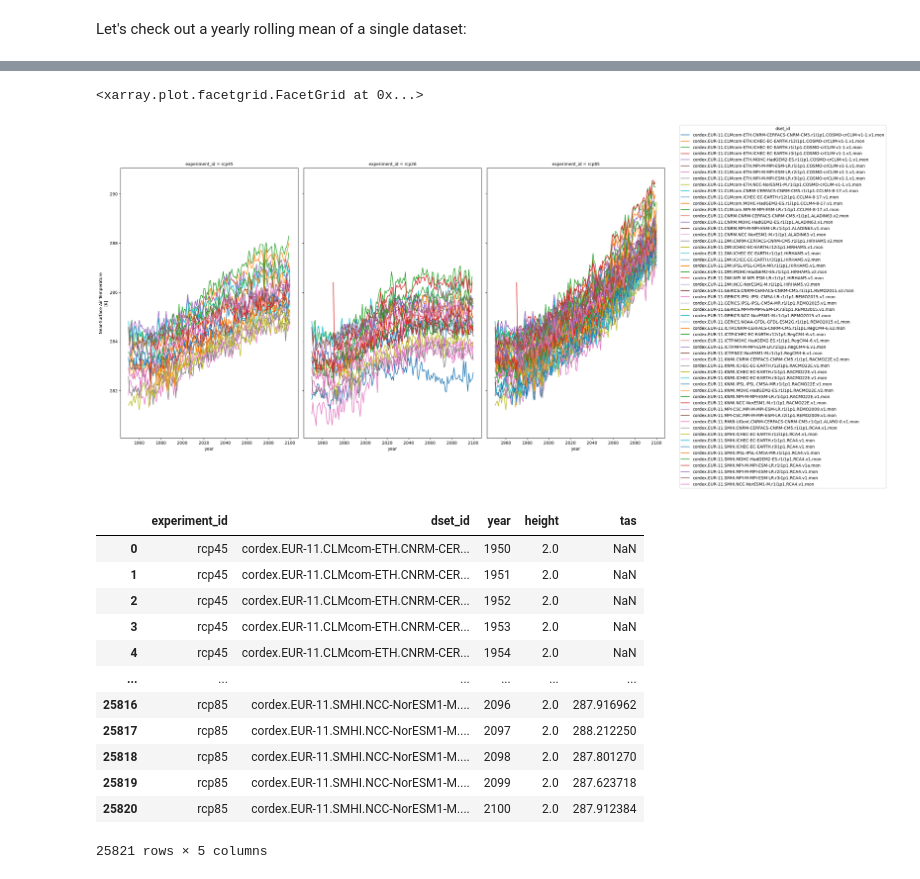
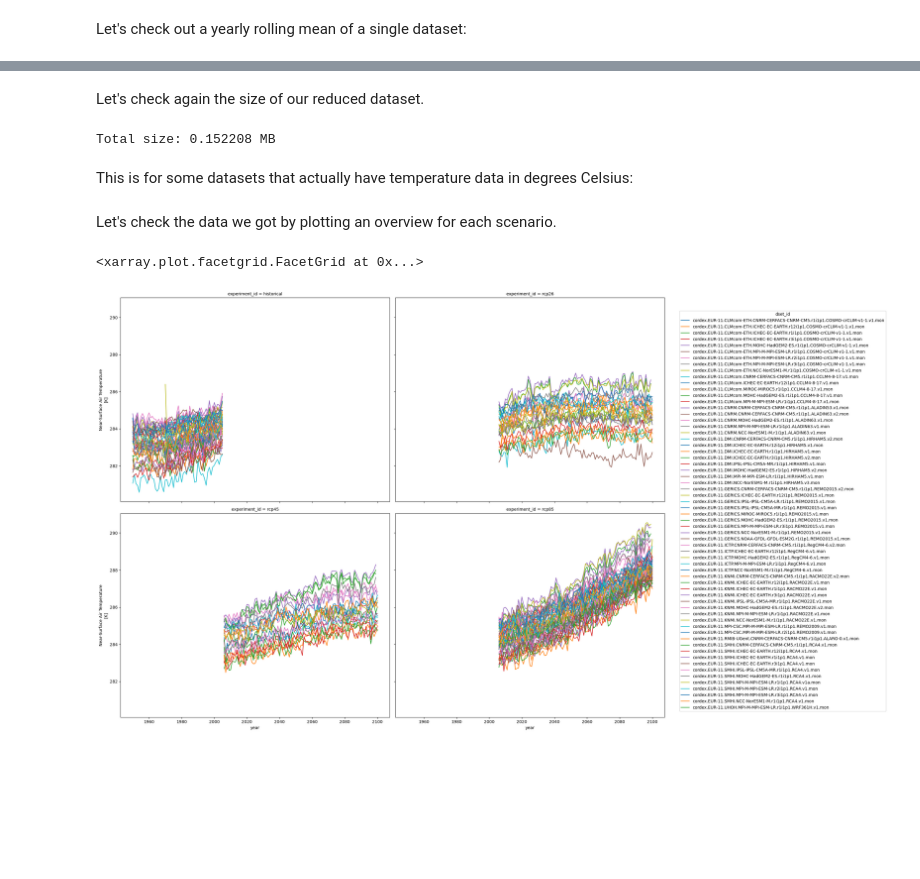
Before and after one commit to WCRP-CORDEX/cordex-tutorials, a Jupyter notebook: tutorials/aws-access.ipynb, the cells around one changed output, grey strips where cells are left out. Cells and saved outputs as stored; diff of their text form; code cells hidden in the pictures; blank space fills up the shorter version.

```diff
--- a/tutorials/aws-access.ipynb
+++ b/tutorials/aws-access.ipynb
@@ -252,24 +383,23 @@ Wall time: 2min 21s
 # %%
-ensemble = xr.concat(list(ensembles.values()), dim=xr.DataArray(list(ensembles.keys()), dims="experiment_id"))
+ensemble = xr.concat(
+    [ds.copy(deep=True) for ds in ensembles.values()],
+    dim=xr.DataArray(list(ensembles.keys()), dims="experiment_id"),
+)
+# %% [markdown]
+Let's check again the size of our reduced dataset.
+# %%
+print(f"Total size: {ensemble.nbytes/1.e6} MB")
+# %% [output]
+Total size: 0.152208 MB
+# %% [markdown]
+This is for some datasets that actually have temperature data in degrees Celsius:
+# %%
+dset_id = ensemble.where(ensemble < 100.0, drop=True).dset_id
+ensemble.loc[dict(dset_id=dset_id)] = ensemble.sel(dset_id=dset_id) + 273.5
+# %% [markdown]
+Let's check the data we got by plotting an overview for each scenario.
 # %%
-ensemble.plot(col="experiment_id", hue="dset_id", figsize=(20,10))
+ensemble.plot(col="experiment_id", col_wrap=2, hue="dset_id", figsize=(20, 15))
 # %% [output]
 <xarray.plot.facetgrid.FacetGrid at 0x...>
-[figure, old version]
+[figure, new version]
-# %%
-df = ensemble.to_dataframe().reset_index()
-df
-# %% [output]
-|  | experiment_id | dset_id | year | height | tas |
-| 0 | rcp45 | cordex.EUR-11.CLMcom-ETH.CNRM-CER... | 1950 | 2.0 | NaN |
-| 1 | rcp45 | cordex.EUR-11.CLMcom-ETH.CNRM-CER... | 1951 | 2.0 | NaN |
-| 2 | rcp45 | cordex.EUR-11.CLMcom-ETH.CNRM-CER... | 1952 | 2.0 | NaN |
-| 3 | rcp45 | cordex.EUR-11.CLMcom-ETH.CNRM-CER... | 1953 | 2.0 | NaN |
-| 4 | rcp45 | cordex.EUR-11.CLMcom-ETH.CNRM-CER... | 1954 | 2.0 | NaN |
-| ... | ... | ... | ... | ... | ... |
-| 25816 | rcp85 | cordex.EUR-11.SMHI.NCC-NorESM1-M.... | 2096 | 2.0 | 287.916962 |
-| 25817 | rcp85 | cordex.EUR-11.SMHI.NCC-NorESM1-M.... | 2097 | 2.0 | 288.212250 |
-| 25818 | rcp85 | cordex.EUR-11.SMHI.NCC-NorESM1-M.... | 2098 | 2.0 | 287.801270 |
-| 25819 | rcp85 | cordex.EUR-11.SMHI.NCC-NorESM1-M.... | 2099 | 2.0 | 287.623718 |
-| 25820 | rcp85 | cordex.EUR-11.SMHI.NCC-NorESM1-M.... | 2100 | 2.0 | 287.912384 |
-25821 rows × 5 columns
```
Also changed, not shown: parts of 29 cells of this notebook.
